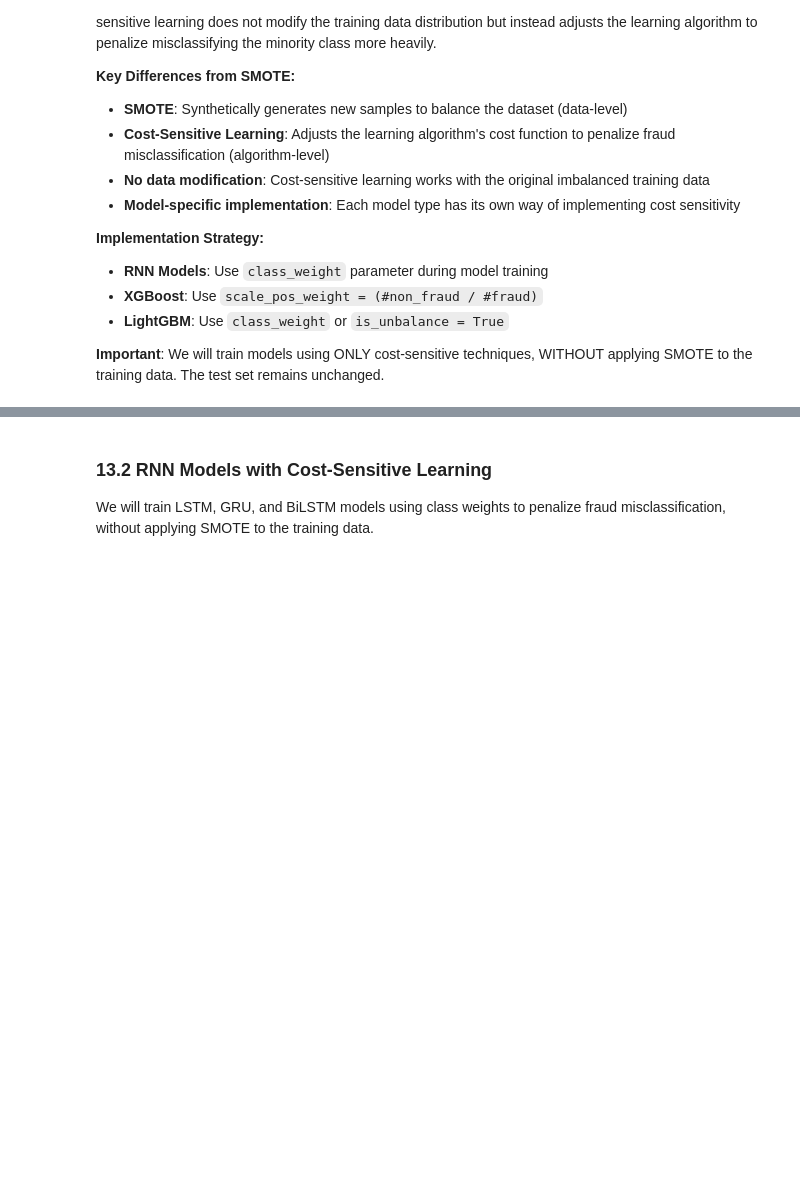
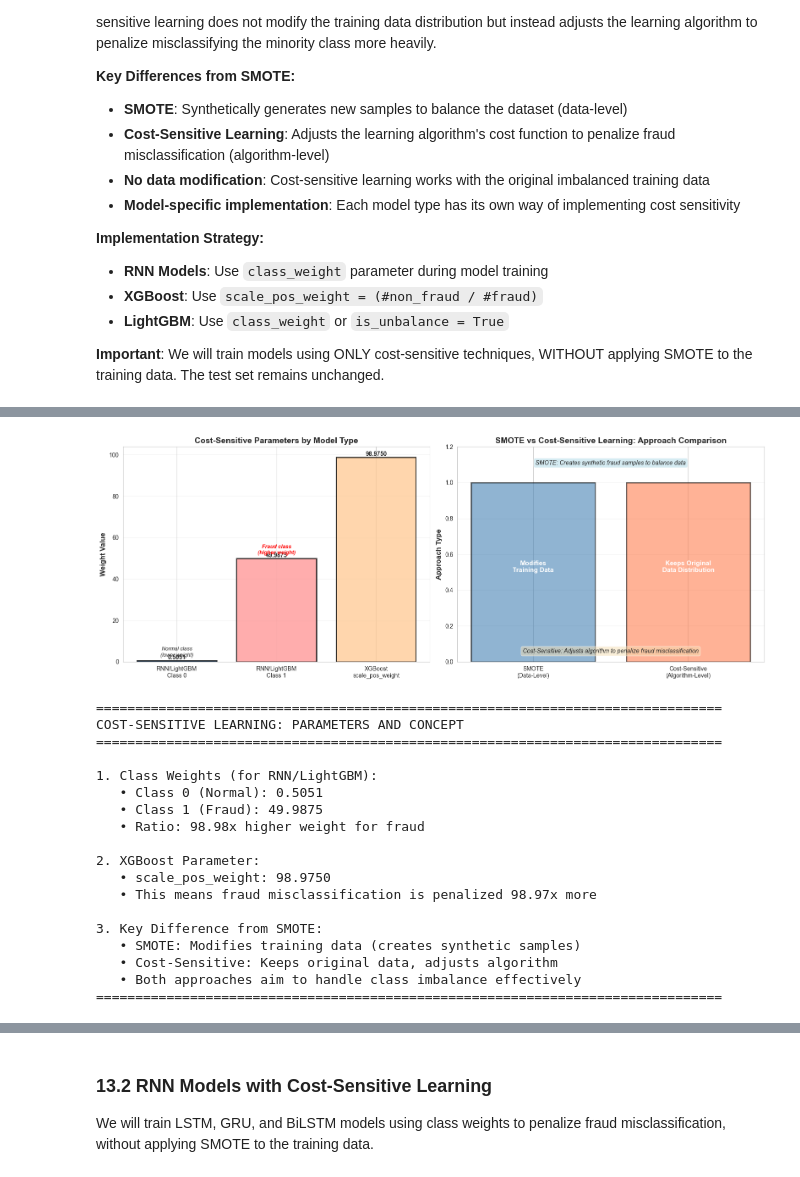
Before and after one commit to gandharyanto/ml_fraud_detection, a Jupyter notebook: fraud_detection.ipynb, the cells around one changed output, grey strips where cells are left out. Cells and saved outputs as stored; diff of their text form; code cells hidden in the pictures; blank space fills up the shorter version.

```diff
--- a/fraud_detection.ipynb
+++ b/fraud_detection.ipynb
@@ -1837,12 +2267,17 @@ print("="*80 + "\n")
 # Calculate class weights (will be calculated again in the main code, but showing here for visualization)
 from sklearn.utils.class_weight import compute_class_weight
 
+classes_cs = np.unique(y_train)
 class_weights_cs = compute_class_weight(
     'balanced',
-    classes=np.unique(y_train),
+    classes=classes_cs,
     y=y_train
 )
-class_weight_dict_cs = {0: class_weights_cs[0], 1: class_weights_cs[1]}
+# Python 3.12 compatibility: Ensure native Python types
+class_weight_dict_cs = {
+    int(classes_cs[0]): float(class_weights_cs[0]),
+    int(classes_cs[1]): float(class_weights_cs[1])
+}
 
 # XGBoost scale_pos_weight
 xgb_scale_pos_weight = (y_train == 0).sum() / y_train.sum()
@@ -1907,33 +2342,53 @@ axes[1].text(1, 0.5, 'Keeps Original\nData Distribution', ha='center', fontsize=
 
 # Add legend-like annotations
 axes[1].text(0.5, 1.1, 'SMOTE: Creates synthetic fraud samples to balance data',
             ha='center', fontsize=10, style='italic',
             bbox=dict(boxstyle='round', facecolor='lightblue', alpha=0.5))
 axes[1].text(0.5, 0.05, 'Cost-Sensitive: Adjusts algorithm to penalize fraud misclassification',
             ha='center', fontsize=10, style='italic',
             bbox=dict(boxstyle='round', facecolor='wheat', alpha=0.5))
 
 plt.tight_layout()
 plt.show()
 
 # Print detailed information
 print("\n" + "="*80)
 print("COST-SENSITIVE LEARNING: PARAMETERS AND CONCEPT")
 print("="*80)
 print(f"\n1. Class Weights (for RNN/LightGBM):")
 print(f"   • Class 0 (Normal): {class_weight_dict_cs[0]:.4f}")
 print(f"   • Class 1 (Fraud): {class_weight_dict_cs[1]:.4f}")
 print(f"   • Ratio: {class_weight_dict_cs[1]/class_weight_dict_cs[0]:.2f}x higher weight for fraud")
 
 print(f"\n2. XGBoost Parameter:")
 print(f"   • scale_pos_weight: {xgb_scale_pos_weight:.4f}")
 print(f"   • This means fraud misclassification is penalized {xgb_scale_pos_weight:.2f}x more")
 
 print(f"\n3. Key Difference from SMOTE:")
 print(f"   • SMOTE: Modifies training data (creates synthetic samples)")
 print(f"   • Cost-Sensitive: Keeps original data, adjusts algorithm")
 print(f"   • Both approaches aim to handle class imbalance effectively")
 print("="*80 + "\n")
+# %% [output]
+[figure, added]
+================================================================================
+COST-SENSITIVE LEARNING: PARAMETERS AND CONCEPT
+================================================================================
+
+1. Class Weights (for RNN/LightGBM):
+   • Class 0 (Normal): 0.5051
+   • Class 1 (Fraud): 49.9875
+   • Ratio: 98.98x higher weight for fraud
+
+2. XGBoost Parameter:
+   • scale_pos_weight: 98.9750
+   • This means fraud misclassification is penalized 98.97x more
+
+3. Key Difference from SMOTE:
+   • SMOTE: Modifies training data (creates synthetic samples)
+   • Cost-Sensitive: Keeps original data, adjusts algorithm
+   • Both approaches aim to handle class imbalance effectively
+================================================================================
 # %%
 # ============================================================================
 # SCENARIO B: COST-SENSITIVE LEARNING
```
Also changed, not shown: parts of 60 cells of this notebook.
